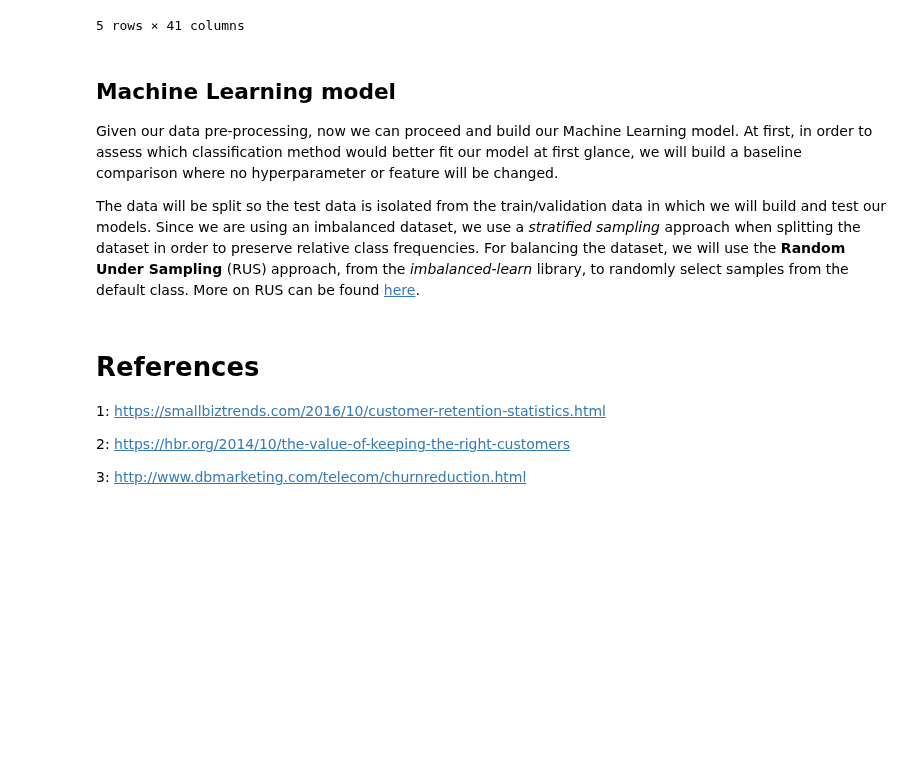
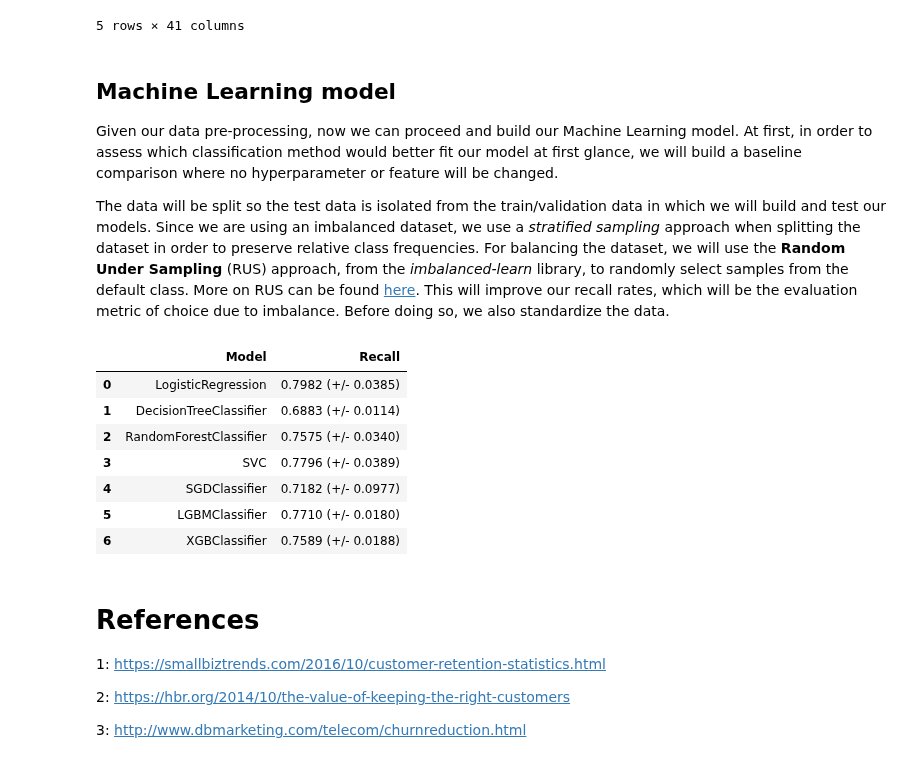
Before and after one commit to cfantecelle/data_science_portfolio, a Jupyter notebook: project_churn/churn_prediction.ipynb, the cells around one changed output. Drawn from its saved outputs; the diff is of its cells as text; code cells hidden in the pictures; blank space fills up the shorter version.

```diff
--- a/project_churn/churn_prediction.ipynb
+++ b/project_churn/churn_prediction.ipynb
@@ -366,7 +373,7 @@ df_enc.head()
 
 Given our data pre-processing, now we can proceed and build our Machine Learning model. At first, in order to assess which classification method would better fit our model at first glance, we will build a baseline comparison where no hyperparameter or feature will be changed.
 
-The data will be split so the test data is isolated from the train/validation data in which we will build and test our models. Since we are using an imbalanced dataset, we use a *stratified sampling* approach when splitting the dataset in order to preserve relative class frequencies. For balancing the dataset, we will use the **Random Under Sampling** (RUS) approach, from the *imbalanced-learn* library, to randomly select samples from the default class. More on RUS can be found [here](https://imbalanced-learn.org/stable/references/generated/imblearn.under_sampling.RandomUnderSampler.html).
+The data will be split so the test data is isolated from the train/validation data in which we will build and test our models. Since we are using an imbalanced dataset, we use a *stratified sampling* approach when splitting the dataset in order to preserve relative class frequencies. For balancing the dataset, we will use the **Random Under Sampling** (RUS) approach, from the *imbalanced-learn* library, to randomly select samples from the default class. More on RUS can be found [here](https://imbalanced-learn.org/stable/references/generated/imblearn.under_sampling.RandomUnderSampler.html). This will improve our recall rates, which will be the evaluation metric of choice due to imbalance. Before doing so, we also standardize the data.
 # %%
 # Extracting target from dataset
 from sklearn.model_selection import train_test_split
@@ -377,3 +384,11 @@ y = df_enc['Churn']
 
 # Separating train/test data
 X_train, X_test, y_train, y_test = train_test_split(X, y, stratify=y, shuffle=True, random_state=42)
+
+# Standardizing data
+scaler = StandardScaler().fit(X_train)
+X_train = scaler.transform(X_train)
+
+# Random Under Sampling
+rus = RandomUnderSampler()
+X_train_rus, y_train_rus = rus.fit_resample(X_train, y_train)
@@ -380,3 +445,14 @@ X_train, X_test, y_train, y_test = train_test_split(X, y, stratify=y, shuffle=Tr
+# %%
+crossValClassModels(X_train_rus, y_train_rus, StandardScaler(), 'recall')
+# %% [output]
+|  | Model | Recall |
+| 0 | LogisticRegression | 0.7982 (+/- 0.0385) |
+| 1 | DecisionTreeClassifier | 0.6883 (+/- 0.0114) |
+| 2 | RandomForestClassifier | 0.7575 (+/- 0.0340) |
+| 3 | SVC | 0.7796 (+/- 0.0389) |
+| 4 | SGDClassifier | 0.7182 (+/- 0.0977) |
+| 5 | LGBMClassifier | 0.7710 (+/- 0.0180) |
+| 6 | XGBClassifier | 0.7589 (+/- 0.0188) |
 # %% [markdown]
 # References
 1: https://smallbiztrends.com/2016/10/customer-retention-statistics.html
```
Also changed, not shown: parts of 2 cells of this notebook, 1 other file.
